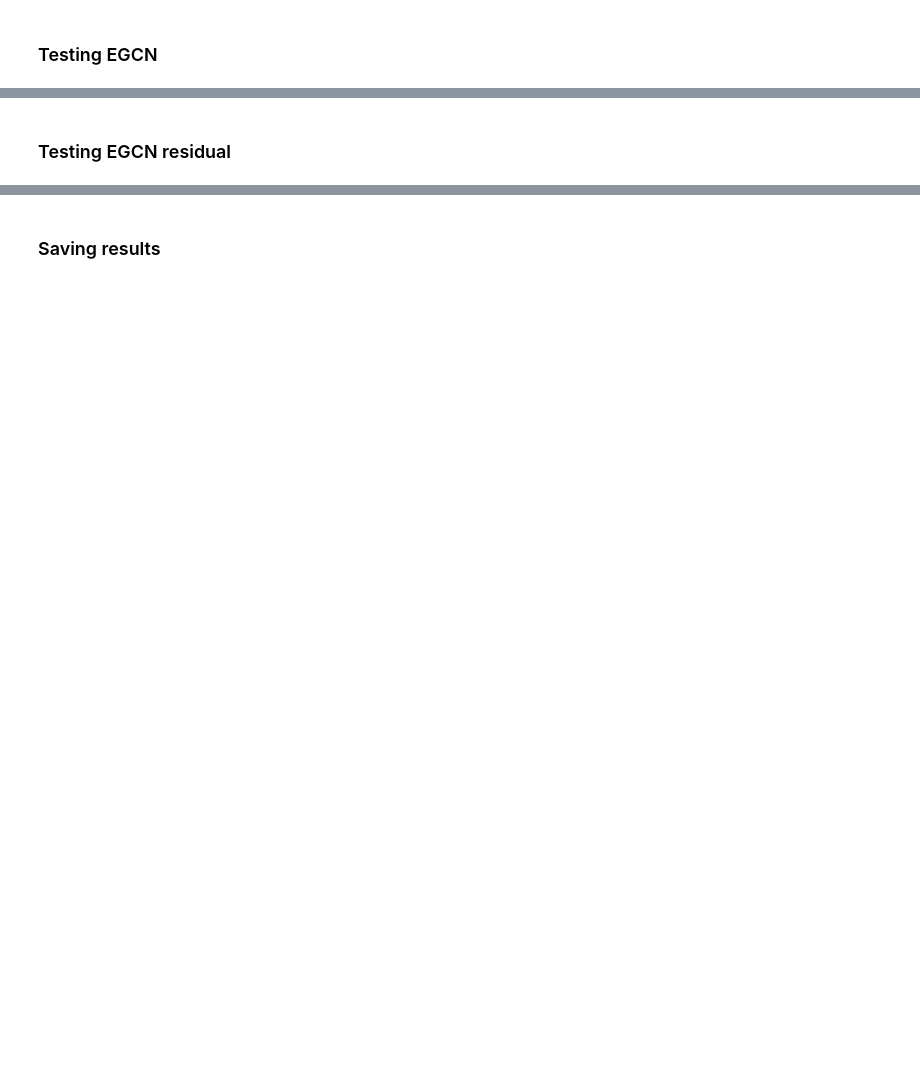
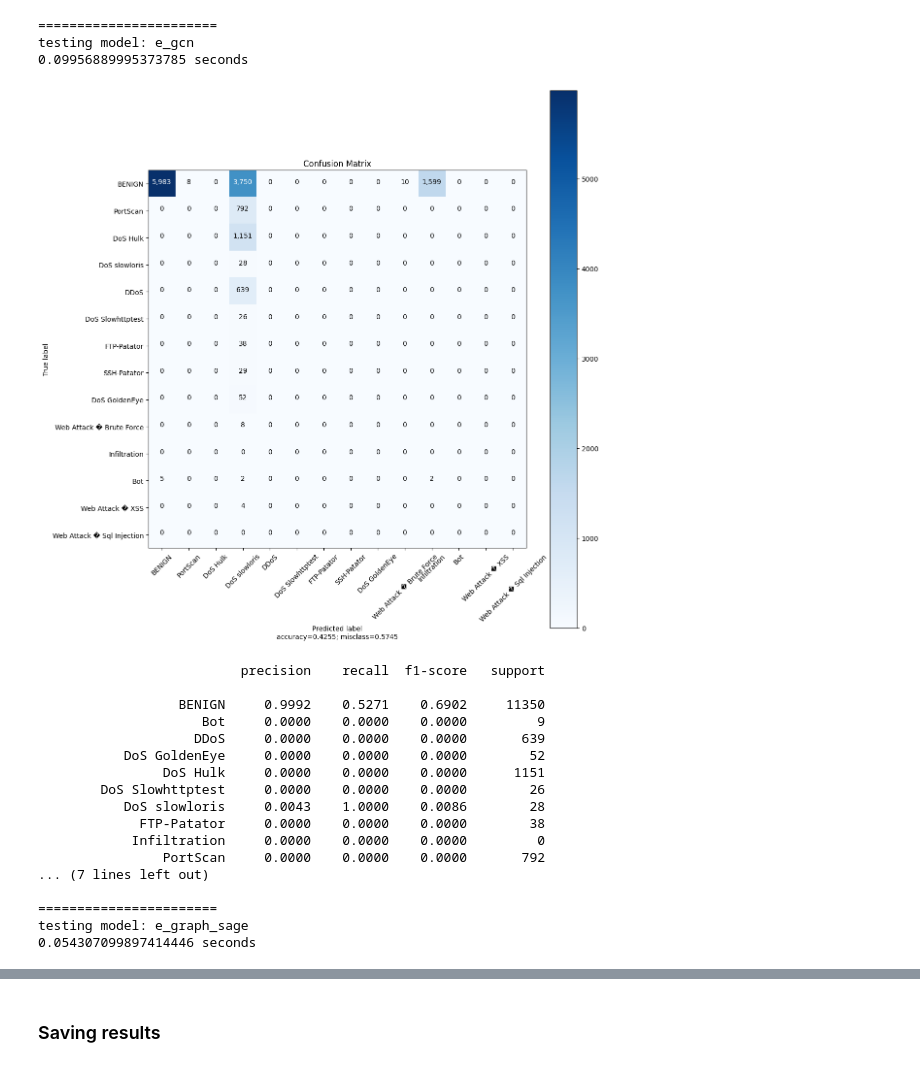
Before and after one commit to mtermos/GNN-NIDS, a Jupyter notebook: main.ipynb, the cells around one changed output, grey strips where cells are left out. Saved outputs shown, nothing was run; the diff lists cells and outputs as text; code cells hidden in the pictures; blank space fills up the shorter version.

```diff
--- a/main.ipynb
+++ b/main.ipynb
@@ -319,3 +484,0 @@ ndim_in = G_test.ndata["feature"].shape[-1]
-# %%
-G_test.ndata['feature'] = th.reshape(G_test.ndata['feature'], (G_test.ndata['feature'].shape[0], 1, G_test.ndata['feature'].shape[1]))
-G_test.edata['h'] = th.reshape(G_test.edata['h'], (G_test.edata['h'].shape[0], 1, G_test.edata['h'].shape[1]))
@@ -416,9 +484,0 @@ def plot_confusion_matrix(cm,
-# %% [markdown]
-### Testing EGCN
-# %%
-if e_gcn:
-    actual, test_pred, elapsed = test_gnn(model_gcn, G_test, norm=True)
-# %%
-if e_gcn:
-    labels = ["Normal", "Attack"]
-    cm = confusion_matrix(actual, test_pred, labels=labels)
@@ -432,14 +485,44 @@ if e_gcn:
-# %%
-if e_gcn:
-    FPR, FNR = calculate_FPR_FNR(cm)
 # %%
-if e_gcn:
+for m in models:
+    print("=======================")
+    print(f"testing model: {m.model_name}")
+    actual, test_pred, elapsed = test_gnn(m, G_test, test_labels)
+    cm = confusion_matrix(actual, test_pred, labels=labels)
+    plot_confusion_matrix(cm=cm,
+                          normalize=False,
+                          target_names=labels,
+                          title="Confusion Matrix",
+                          file_path=f"{confusion_matrices_path}/{m.model_name}.png")
+    FPR, FNR = calculate_FPR_FNR(cm)
+
     cr = classification_report(actual, test_pred, digits=4, output_dict=True)
-    results_final["e_gcn"]["elapsed"] = elapsed
-    results_final["e_gcn"]["classification_report"] = cr
-    results_final["e_gcn"]["FPR"] = FPR
-    results_final["e_gcn"]["FNR"] = FNR
-    results_final["accuracy"]["e_gcn"] = cr["accuracy"]
-    results_final["time_elapsed"]["e_gcn"] = elapsed
+    results_final[m.model_name]["elapsed"] = elapsed
+    results_final[m.model_name]["classification_report"] = cr
+    results_final[m.model_name]["FPR"] = FPR
+    results_final[m.model_name]["FNR"] = FNR
+    results_final["accuracy"][m.model_name] = cr["accuracy"]
+    results_final["time_elapsed"][m.model_name] = elapsed
 
     print(classification_report(actual, test_pred, digits=4))
+# %% [output]
+=======================
+testing model: e_gcn
+0.09956889995373785 seconds
+[figure, added]
+                          precision    recall  f1-score   support
+
+                  BENIGN     0.9992    0.5271    0.6902     11350
+                     Bot     0.0000    0.0000    0.0000         9
+                    DDoS     0.0000    0.0000    0.0000       639
+           DoS GoldenEye     0.0000    0.0000    0.0000        52
+                DoS Hulk     0.0000    0.0000    0.0000      1151
+        DoS Slowhttptest     0.0000    0.0000    0.0000        26
+           DoS slowloris     0.0043    1.0000    0.0086        28
+             FTP-Patator     0.0000    0.0000    0.0000        38
+            Infiltration     0.0000    0.0000    0.0000         0
+                PortScan     0.0000    0.0000    0.0000       792
+... (7 lines left out)
+
+=======================
+testing model: e_graph_sage
+0.054307099897414446 seconds
@@ -446,2 +566,0 @@ if e_gcn:
-# %% [markdown]
-### Testing EGCN residual
```
Also changed, not shown: parts of 77 cells of this notebook, 16 other files.
